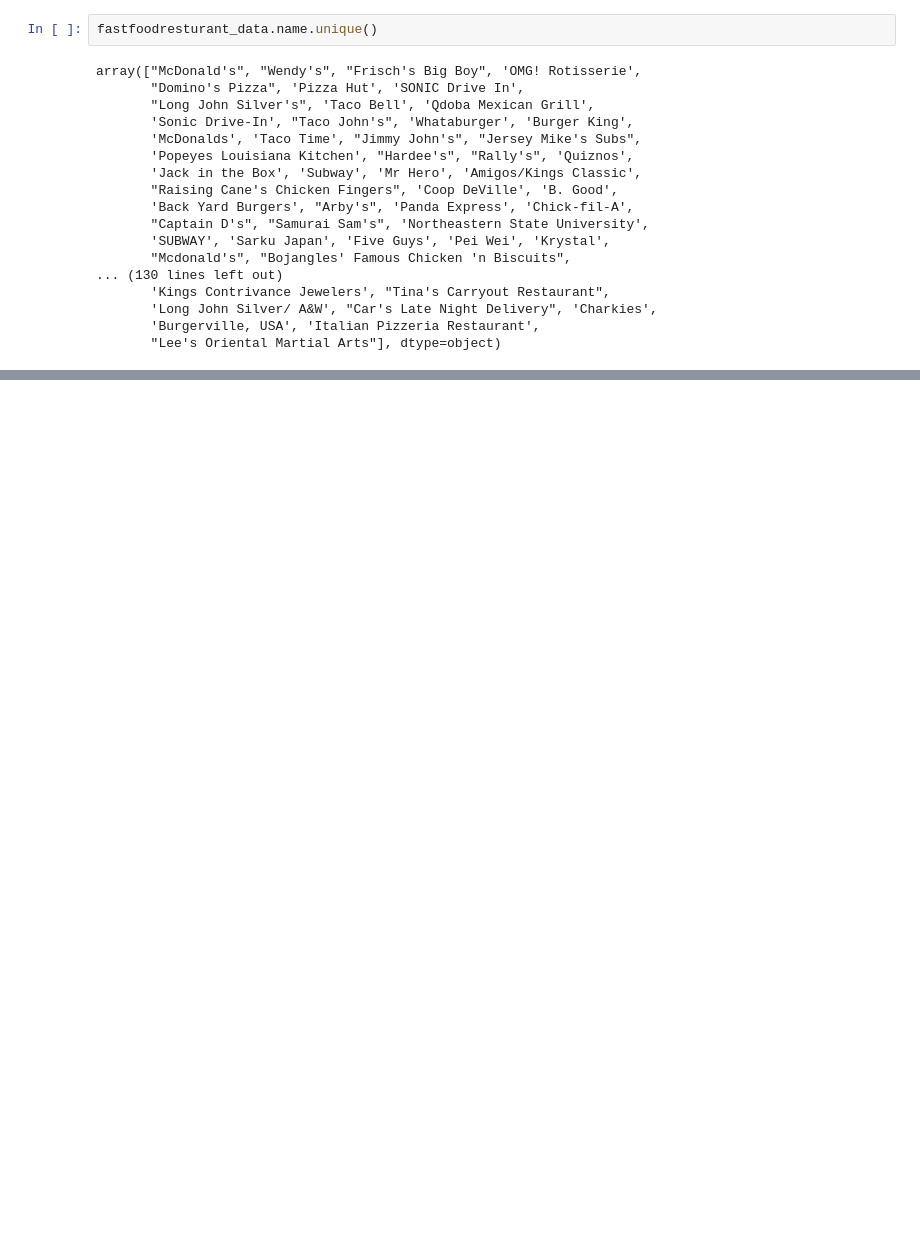
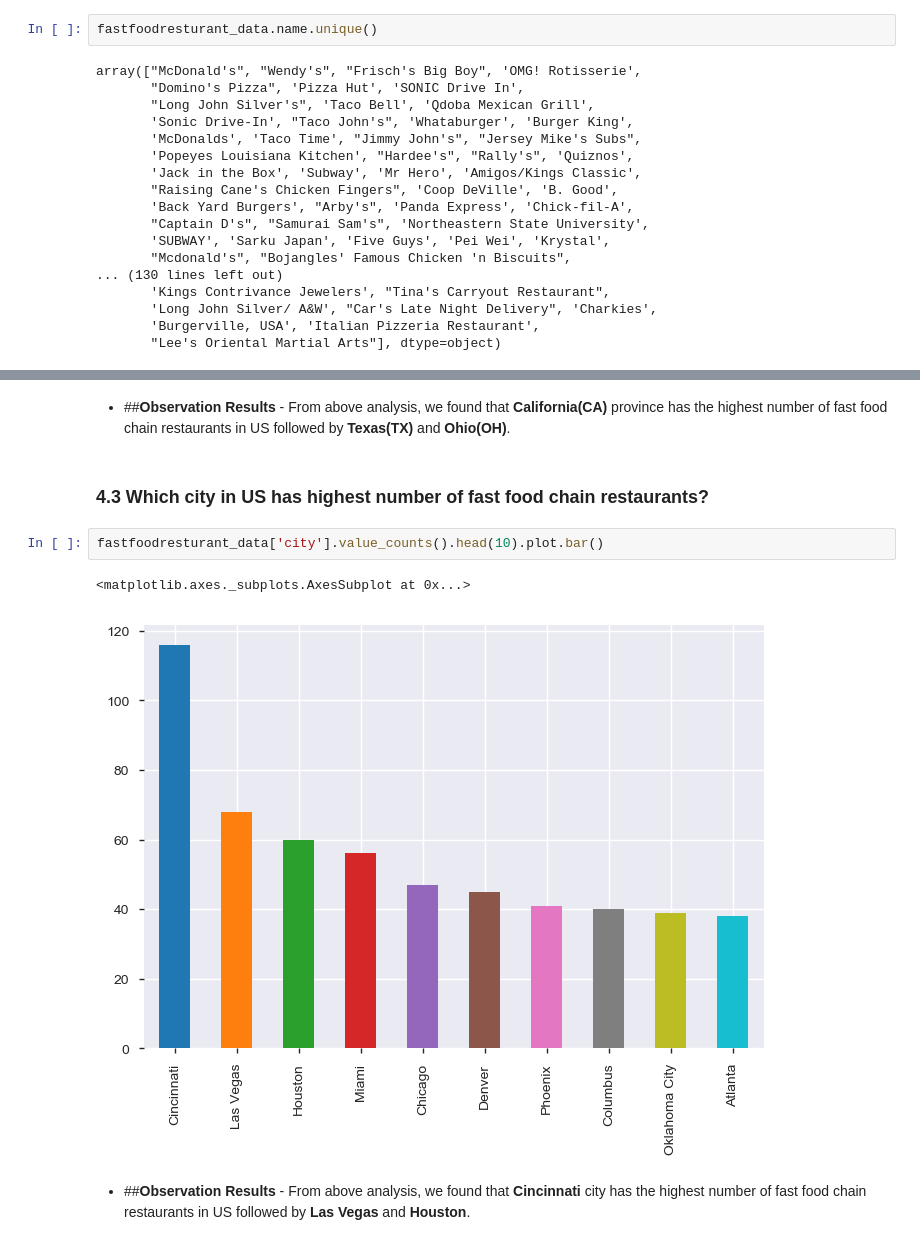
Before and after one commit to UjjawalGautam/FastFoodResturantEDA, a Jupyter notebook: FastFoodResturantDataSet_EDA.ipynb, the cells around one changed output, grey strips where cells are left out. Cells and saved outputs as stored; diff of their text form; blank space fills up the shorter version.

```diff
--- a/FastFoodResturantDataSet_EDA.ipynb
+++ b/FastFoodResturantDataSet_EDA.ipynb
@@ -228,0 +334,11 @@ array(["McDonald's", "Wendy's", "Frisch's Big Boy", 'OMG! Rotisserie',
+# %% [markdown]
+- ##__Observation Results__ - From above analysis, we found that __California(CA)__ province has the highest number of fast food chain restaurants in US followed by __Texas(TX)__ and __Ohio(OH)__.
+# %% [markdown]
+### 4.3 Which city in US has highest number of fast food chain restaurants?
+# %%
+fastfoodresturant_data['city'].value_counts().head(10).plot.bar()
+# %% [output]
+<matplotlib.axes._subplots.AxesSubplot at 0x...>
+[figure, added]
+# %% [markdown]
+- ##__Observation Results__ - From above analysis, we found that __Cincinnati__ city has the highest number of fast food chain restaurants in US followed by __Las Vegas__ and __Houston__.
```
Also changed, not shown: parts of 27 cells of this notebook, 1 other file.
